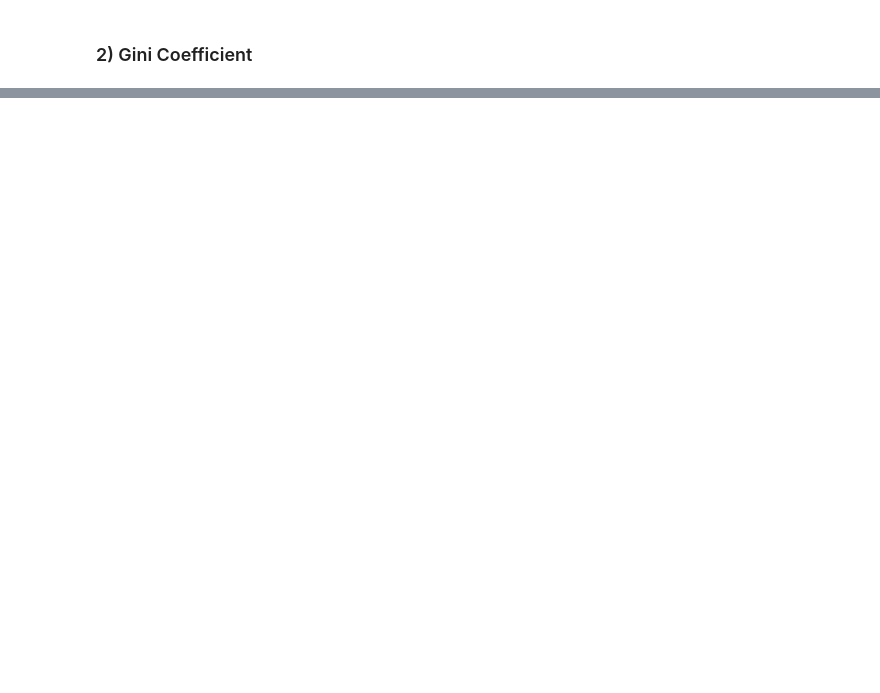
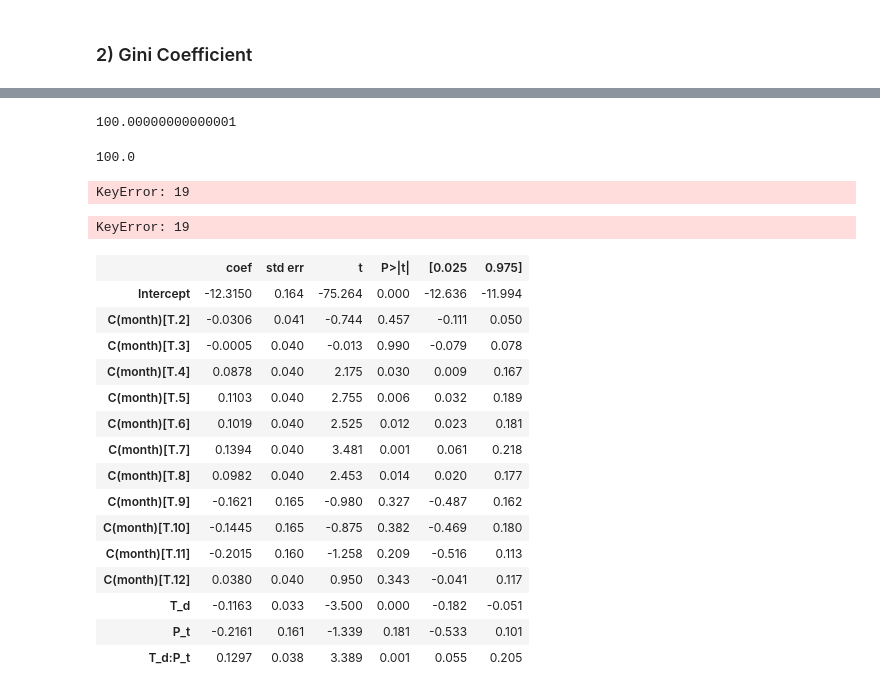
Before and after one commit to CG6036/_Robustness, a Jupyter notebook: Alternatives/hall_tideman.ipynb, the cells around one changed output, grey strips where cells are left out. Drawn from its saved outputs; the diff is of its cells as text; code cells hidden in the pictures; blank space fills up the shorter version.

```diff
--- a/Alternatives/hall_tideman.ipynb
+++ b/Alternatives/hall_tideman.ipynb
@@ -21,6 +182,7 @@ Hall-Tideman Index: 0.1667
 ### 2) Gini Coefficient
 # %%
 def calculate_gini(shares):
+    shares = sorted(shares)
     N = len(shares)
     total_sum = sum(shares)
     abs_diffs = 0
@@ -38,0 +217,59 @@ Gini Coefficient: 0.2500
+# %%
+all_keys.iloc[:,5].sum()
+# %% [output]
+100.00000000000001
+# %%
+all_keys.iloc[:,7].sum()
+# %% [output]
+100.0
+# %%
+arr = all_keys.iloc[:,7]
+arr = arr[~np.isnan(arr)]
+calculate_gini(arr)
+# %% [output]
+KeyError: 19
+# %%
+Gini_coeff = []
+for i in range(3, all_keys.shape[1], 2):
+    arr = all_keys.iloc[:,i]
+    arr = arr[~np.isnan(arr)]
+    Gini_coeff.append(calculate_gini(arr))
+result_coeff = pd.DataFrame({'year_month':year_month, 'Gini_coeff':Gini_coeff})
+# %% [output]
+KeyError: 19
+# %%
+entropy = list(result_coeff[(result_coeff['year_month'] > '2021-08-31') &
+           (result_coeff['year_month'] < '2023-09-01')].reset_index().Gini_coeff) # fixed datetime
+# Split Data
+control_data = pd.DataFrame({'HHI' : entropy[:365],
+              'T_d': [0]*len(entropy[:365]),
+              'P_t' : [0]*90 + [1]*275})
+treated_data = pd.DataFrame({'HHI' : entropy[365:],
+              'T_d': [1]*len(entropy[365:]),
+              'P_t' : [0]*90 + [1]*275})
+df_did = pd.concat([control_data, treated_data], axis = 0).reset_index(drop = True)
+# Add date and month feature
+df_did['date'] = result_coeff[(result_coeff['year_month'] > '2021-08-31') &
+           (result_coeff['year_month'] < '2023-09-01')].reset_index().year_month
+df_did['month'] = pd.to_datetime(df_did['date']).dt.month
+# Apply log
+df_did['ln_y'] = np.log(df_did['HHI'])
+# %%
+sm.ols('ln_y ~ T_d + P_t + T_d * P_t + C(month)', df_did).fit().summary().tables[1]
+# %% [output]
+|  | coef | std err | t | P>|t| | [0.025 | 0.975] |
+| Intercept | -12.3150 | 0.164 | -75.264 | 0.000 | -12.636 | -11.994 |
+| C(month)[T.2] | -0.0306 | 0.041 | -0.744 | 0.457 | -0.111 | 0.050 |
+| C(month)[T.3] | -0.0005 | 0.040 | -0.013 | 0.990 | -0.079 | 0.078 |
+| C(month)[T.4] | 0.0878 | 0.040 | 2.175 | 0.030 | 0.009 | 0.167 |
+| C(month)[T.5] | 0.1103 | 0.040 | 2.755 | 0.006 | 0.032 | 0.189 |
+| C(month)[T.6] | 0.1019 | 0.040 | 2.525 | 0.012 | 0.023 | 0.181 |
+| C(month)[T.7] | 0.1394 | 0.040 | 3.481 | 0.001 | 0.061 | 0.218 |
+| C(month)[T.8] | 0.0982 | 0.040 | 2.453 | 0.014 | 0.020 | 0.177 |
+| C(month)[T.9] | -0.1621 | 0.165 | -0.980 | 0.327 | -0.487 | 0.162 |
+| C(month)[T.10] | -0.1445 | 0.165 | -0.875 | 0.382 | -0.469 | 0.180 |
+| C(month)[T.11] | -0.2015 | 0.160 | -1.258 | 0.209 | -0.516 | 0.113 |
+| C(month)[T.12] | 0.0380 | 0.040 | 0.950 | 0.343 | -0.041 | 0.117 |
+| T_d | -0.1163 | 0.033 | -3.500 | 0.000 | -0.182 | -0.051 |
+| P_t | -0.2161 | 0.161 | -1.339 | 0.181 | -0.533 | 0.101 |
+| T_d:P_t | 0.1297 | 0.038 | 3.389 | 0.001 | 0.055 | 0.205 |
```
Also changed, not shown: parts of 13 cells of this notebook, 11 other files.
